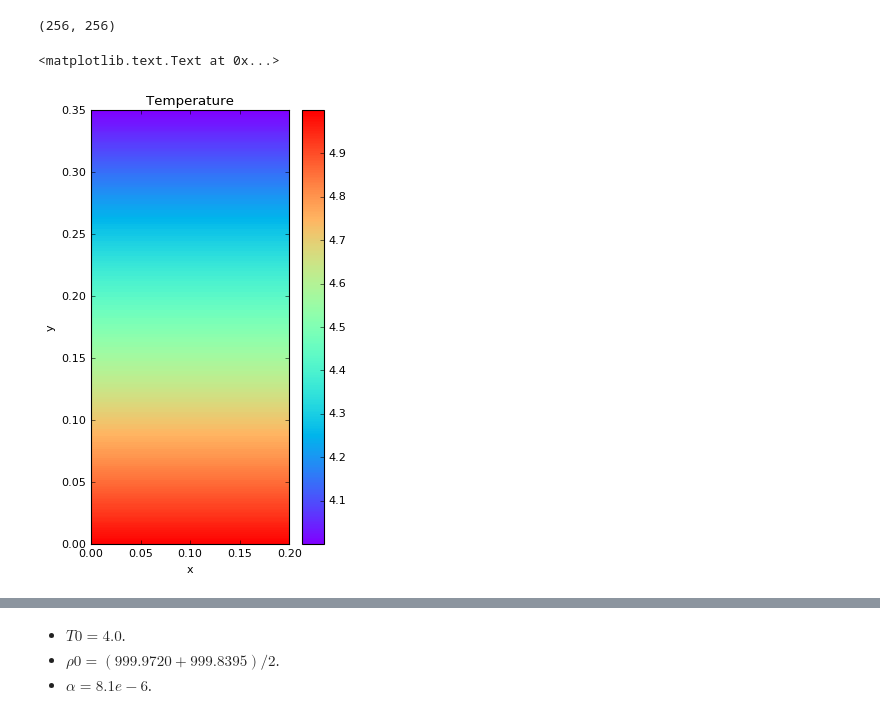
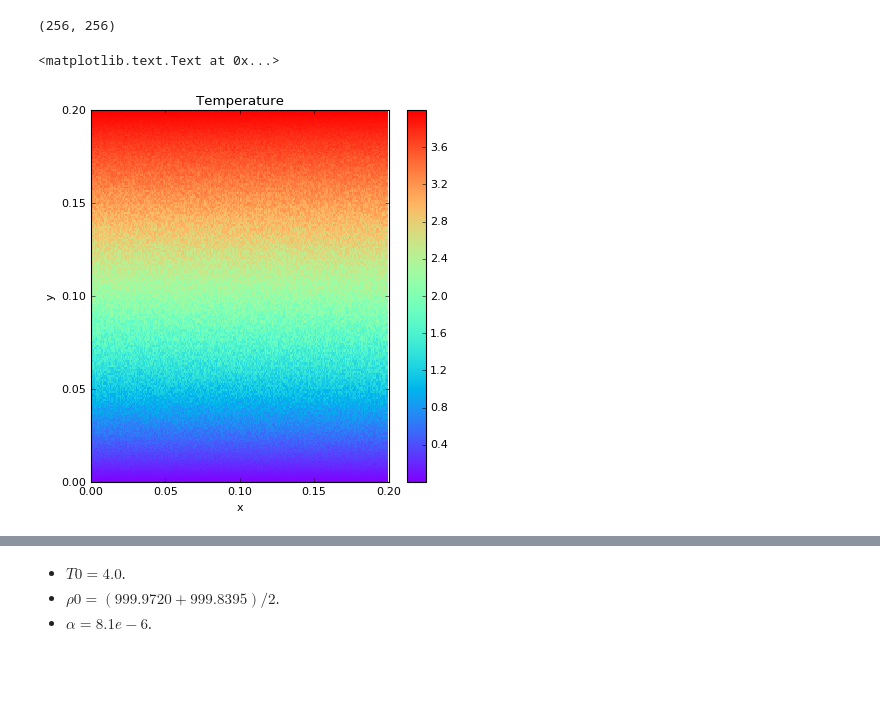
Before and after one commit to cpierard/Servicio_social, a Jupyter notebook: Convección en fluido estratificado.ipynb, the cells around one changed output, grey strips where cells are left out. Cells and saved outputs as stored; diff of their text form; code cells hidden in the pictures; blank space fills up the shorter version.

Commit message:
Cambio las condiciónes de frontera por 4 en top y 0 en bottom, con un gradiente lineal entre estas dos condiciones de frontera

```diff
--- a/Convección en fluido estratificado.ipynb
+++ b/Convección en fluido estratificado.ipynb
@@ -38,14 +38,14 @@ logger = logging.getLogger(__name__)
 # %% [markdown]
 ## Dominio del problema
 # %%
-Lx, Ly = (0.2, 0.35)
+Lx, Ly = (0.2, 0.2)
 nx, ny = (256, 256)
 #Prandtl = 1.
 #Rayleigh = 5.8e7
 ν = 1.8e-6
 k = 2e-5
 T0 = 4.0
-T_b = 5.0 #Bottom temperature
+T_b = 0.0 #Bottom temperature
 g = 9.8
 κ = 1.3e-7
 ρ0 = 999.9720 # densidad a 4ºC
@@ -146,16 +160,16 @@ y.shape
 T['g'].shape
 # %% [output]
 (256, 256)
-# %%
-T['g'] = 5.0 -2.85714* y    #40.257128492422666*y - 300.5817711700071*y**2 + 1113.2658191481735*y**3
+# %%
+T['g'] = 20*y + np.random.rand(nx, ny)*(yt - y) * (y - yb)*40
 # %%
-fig, axis = plt.subplots(figsize=(4,7))
+fig, axis = plt.subplots(figsize=(6,6))
 pT = axis.pcolormesh(xm, ym, T['g'].T, cmap='rainbow');
 plt.colorbar(pT)
 plt.title('Temperature')
 plt.xlabel('x')
 plt.ylabel('y')
 # %% [output]
 <matplotlib.text.Text at 0x...>
-[figure, old version]
+[figure, new version]
 # %%
```
Also changed, not shown: parts of 15 cells of this notebook, 4 other files.
